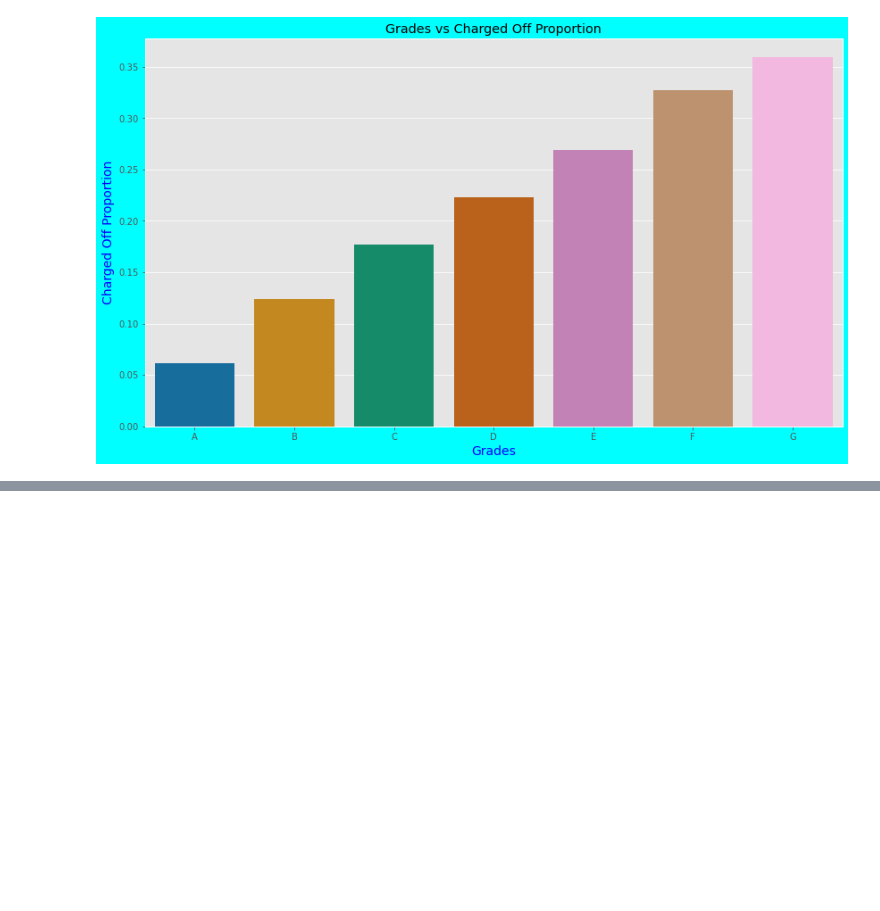
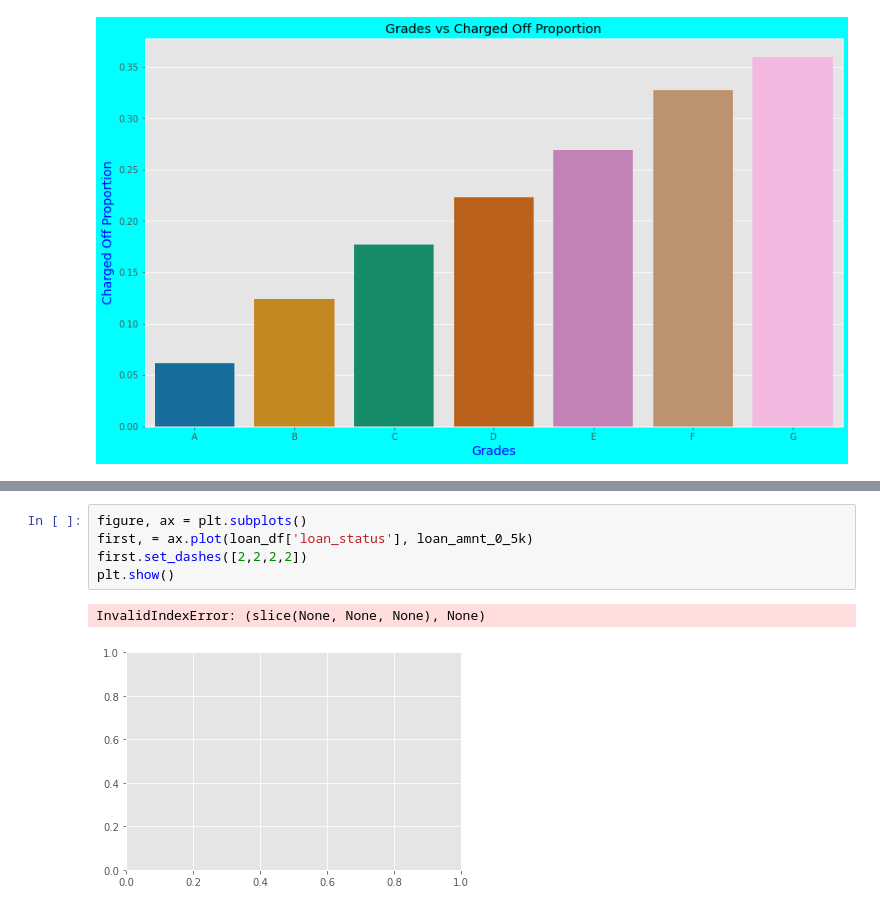
Before and after one commit to hanumant-jadhav/LendingClubCaseStudy, a Jupyter notebook: Hanumant_Jadhav.ipynb, the cells around one changed output, grey strips where cells are left out. Cells and saved outputs as stored; diff of their text form; blank space fills up the shorter version.

```diff
--- a/Hanumant_Jadhav.ipynb
+++ b/Hanumant_Jadhav.ipynb
@@ -362,0 +411,8 @@ plt.show()
+# %%
+figure, ax = plt.subplots()
+first, = ax.plot(loan_df['loan_status'], loan_amnt_0_5k)
+first.set_dashes([2,2,2,2])
+plt.show()
+# %% [output]
+InvalidIndexError: (slice(None, None, None), None)
+[figure, added]
```
Also changed, not shown: parts of 26 cells of this notebook.
